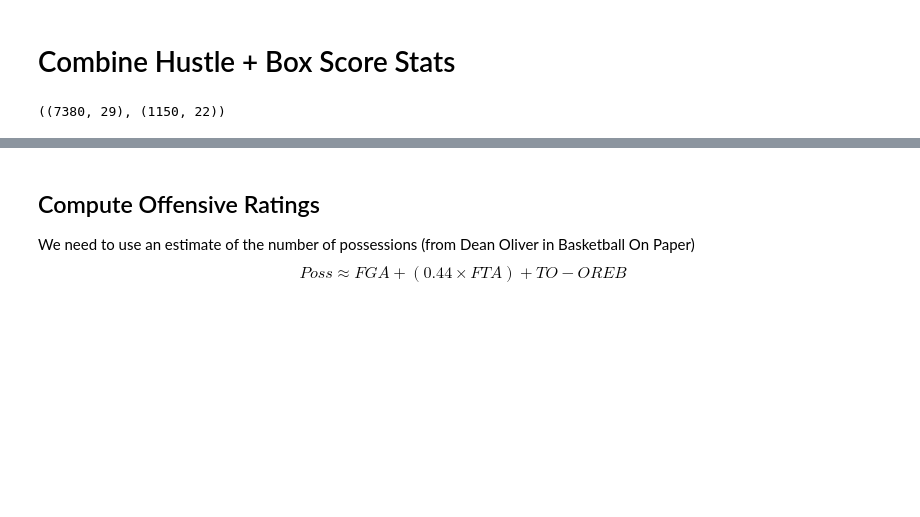
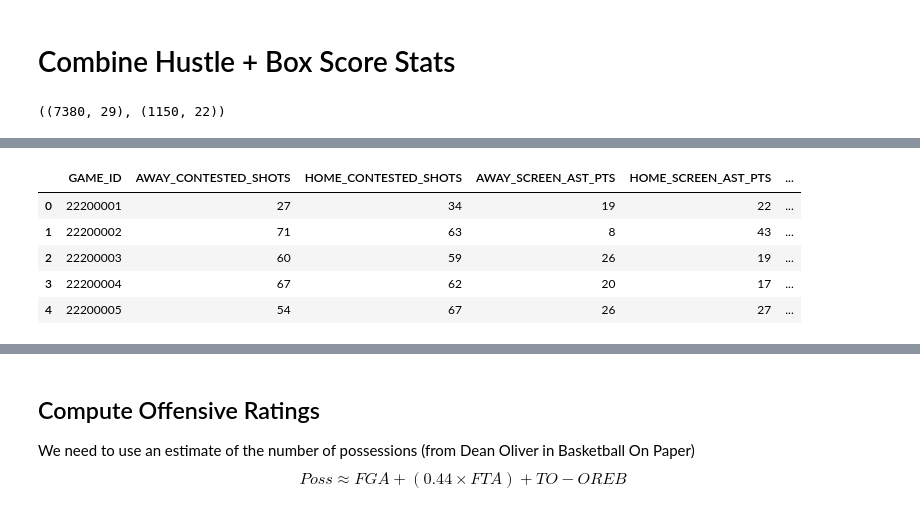
Before and after one commit to samluxenberg1/nba_hustle_sdg, a Jupyter notebook: notebooks/hustle_and_boxscore.ipynb, the cells around one changed output, grey strips where cells are left out. Saved outputs shown, nothing was run; the diff lists cells and outputs as text; code cells hidden in the pictures; blank space fills up the shorter version.

```diff
--- a/notebooks/hustle_and_boxscore.ipynb
+++ b/notebooks/hustle_and_boxscore.ipynb
@@ -62,0 +103,9 @@ hustle_stats = list(df_m.columns[-15:])
+# %%
+df_hustle_res.head()
+# %% [output]
+|  | GAME_ID | AWAY_CONTESTED_SHOTS | HOME_CONTESTED_SHOTS | AWAY_SCREEN_AST_PTS | HOME_SCREEN_AST_PTS | ... |
+| 0 | 22200001 | 27 | 34 | 19 | 22 | ... |
+| 1 | 22200002 | 71 | 63 | 8 | 43 | ... |
+| 2 | 22200003 | 60 | 59 | 26 | 19 | ... |
+| 3 | 22200004 | 67 | 62 | 20 | 17 | ... |
+| 4 | 22200005 | 54 | 67 | 26 | 27 | ... |
```
Also changed, not shown: parts of 15 cells of this notebook.
